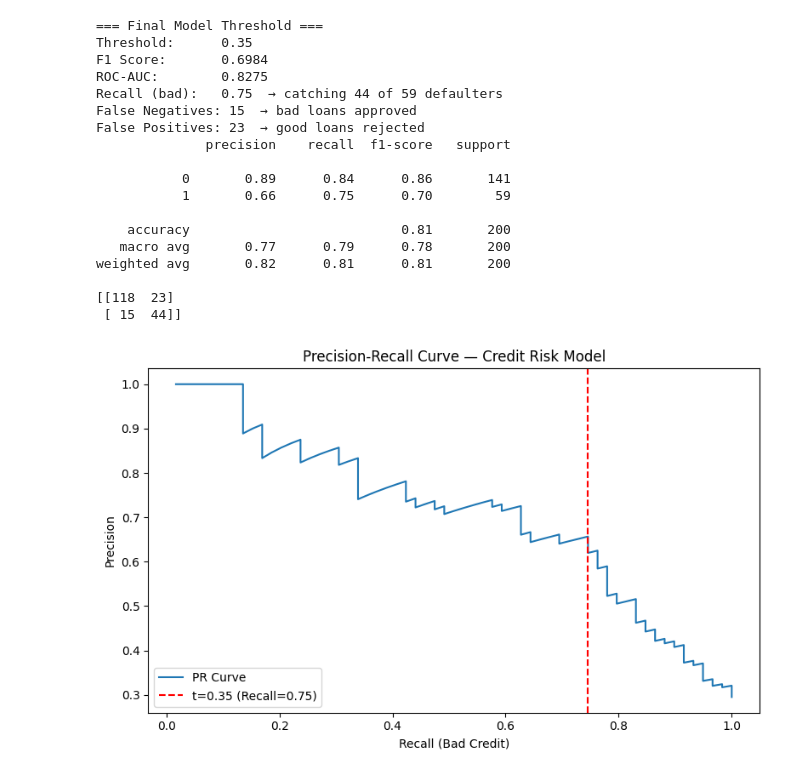
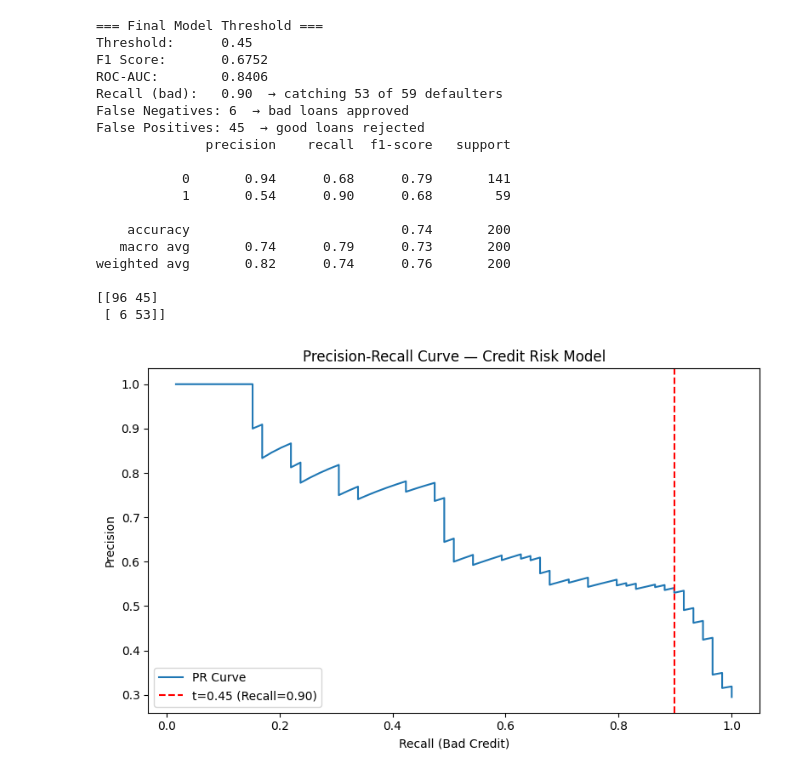
Before and after one commit to proust-19/credit-risk-prediction, a Jupyter notebook: notebooks/04_tuning.ipynb, the cells around one changed output. Cells and saved outputs as stored; diff of their text form; code cells hidden in the pictures.

Commit message:
Updated the credit risk model(XGBoost) with tuned hyperparameters, final evaluation metrics, and saving the final model.

```diff
--- a/notebooks/04_tuning.ipynb
+++ b/notebooks/04_tuning.ipynb
@@ -32,9 +12,9 @@ from sklearn.metrics	import classification_report, confusion_matrix, roc_auc_sco
 from sklearn.model_selection import cross_val_score, StratifiedKFold
 
 sys.path.append('..')
-X_train_raw, X_test, y_train_raw, y_test = joblib.load('../data/processed/train_test_split.pkl')
+X_train, X_test, y_train, y_test = joblib.load('../data/processed/train_test_split.pkl')
 
-print(f"Train: {X_train_raw.shape}, Test: {X_test.shape}")
-print(f"Class distribution: {y_train_raw.value_counts().to_dict()}")
+print(f"Train: {X_train.shape}, Test: {X_test.shape}")
+print(f"Class distribution: {y_train.value_counts().to_dict()}")
 print(f"Class distribution: {y_test.value_counts().to_dict()}")
 # %% [output]
@@ -44,23 +80,21 @@ Class distribution: {0: 141, 1: 59}
 # %%
-neg = (y_train_raw == 0).sum()
-pos = (y_train_raw == 1).sum()
-spw = neg / pos
+best_params = study.best_params
+best_params["scale_pos_weight"] = spw
+best_params["eval_metric"] = "logloss"
+best_params["random_state"] = 42
 
-# Retrain baseline with scale_pos_weight instead of SMOTE
-xgb_weighted = XGBClassifier(
-   n_estimators=100,
-   scale_pos_weight=spw,
-   eval_metric='logloss',
-   random_state=42,
-   use_label_encoder=False
-)
-xgb_weighted.fit(X_train_raw, y_train_raw)
+xgb_tuned = XGBClassifier(**best_params)
+xgb_tuned.fit(X_train, y_train)
 
-y_pred = xgb_weighted.predict(X_test)
-y_pred_proba = xgb_weighted.predict_proba(X_test)[:, 1]
+y_pred = xgb_tuned.predict(X_test)
+y_pred_proba = xgb_tuned.predict_proba(X_test)[:, 1]
 
-print(f"F1: {f1_score(y_test, y_pred):.4f}")
-print(f"ROC-AUC: {roc_auc_score(y_test, y_pred_proba):.4f}")
+f1 = f1_score(y_test, y_pred)
+roc_auc = roc_auc_score(y_test, y_pred_proba)
+
+print(f"CV F1 (Optuna): 0.6299")
+print(f"Test F1: {f1_score(y_test, y_pred):.4f}")
+print(f"Test ROC-AUC: {roc_auc_score(y_test, y_pred_proba):.4f}")
 print(classification_report(y_test, y_pred))
 print(confusion_matrix(y_test, y_pred))
 # %% [output]
@@ -83,8 +115,5 @@ Parameters: { "use_label_encoder" } are not used.
 # %%
 from sklearn.metrics import precision_recall_curve
-import matplotlib.pyplot as plt
-
-y_pred_proba	= xgb_weighted.predict_proba(X_test)[:, 1]
 
 precision, recall, thresholds = precision_recall_curve(y_test, y_pred_proba)
 
@@ -112,5 +141,5 @@ t=0.50 | F1=0.6727 | Recall(bad)=0.63 | FN=22 | FP=14
 # %%
-threshold = 0.35
+threshold = 0.45
 with mlflow.start_run(run_name="XGBoost_Threshold_Tuned"):
     y_pred_final = (y_pred_proba >= threshold).astype(int)
 
@@ -136,36 +165,38 @@ with mlflow.start_run(run_name="XGBoost_Threshold_Tuned"):
     print(confusion_matrix(y_test, y_pred_final))
 # %% [output]
 === Final Model Threshold ===
-Threshold:      0.35
-F1 Score:       0.6984
-ROC-AUC:        0.8275
-Recall (bad):   0.75  → catching 44 of 59 defaulters
-False Negatives: 15  → bad loans approved
-False Positives: 23  → good loans rejected
+Threshold:      0.45
+F1 Score:       0.6752
+ROC-AUC:        0.8406
+Recall (bad):   0.90  → catching 53 of 59 defaulters
+False Negatives: 6  → bad loans approved
+False Positives: 45  → good loans rejected
               precision    recall  f1-score   support
 
-           0       0.89      0.84      0.86       141
-           1       0.66      0.75      0.70        59
+           0       0.94      0.68      0.79       141
+           1       0.54      0.90      0.68        59
 
-    accuracy                           0.81       200
-   macro avg       0.77      0.79      0.78       200
-weighted avg       0.82      0.81      0.81       200
+    accuracy                           0.74       200
+   macro avg       0.74      0.79      0.73       200
+weighted avg       0.82      0.74      0.76       200
 
-[[118  23]
- [ 15  44]]
+[[96 45]
+ [ 6 53]]
 # %%
+import matplotlib.pyplot as plt
+
 plt.figure(figsize=(8, 5))
 plt.plot(recall[:-1], precision[:-1], label="PR Curve")
-plt.axvline(x=tp/(tp+fn), color='red', linestyle='--', label=f"t=0.35 (Recall={tp/(tp+fn):.2f})")
+plt.axvline(x=tp/(tp+fn), color='red', linestyle='--', label=f"t=0.45 (Recall={tp/(tp+fn):.2f})")
 plt.xlabel("Recall (Bad Credit)")
 plt.ylabel("Precision")
 plt.title("Precision-Recall Curve — Credit Risk Model")
 plt.legend()
 plt.tight_layout()
 plt.savefig('../models/pr_curve.png')
 plt.show()
 # %% [output]
-[figure, old version]
+[figure, new version]
 # %%
 import json
 
```
Also changed, not shown: parts of 14 cells of this notebook, 33 other files.
